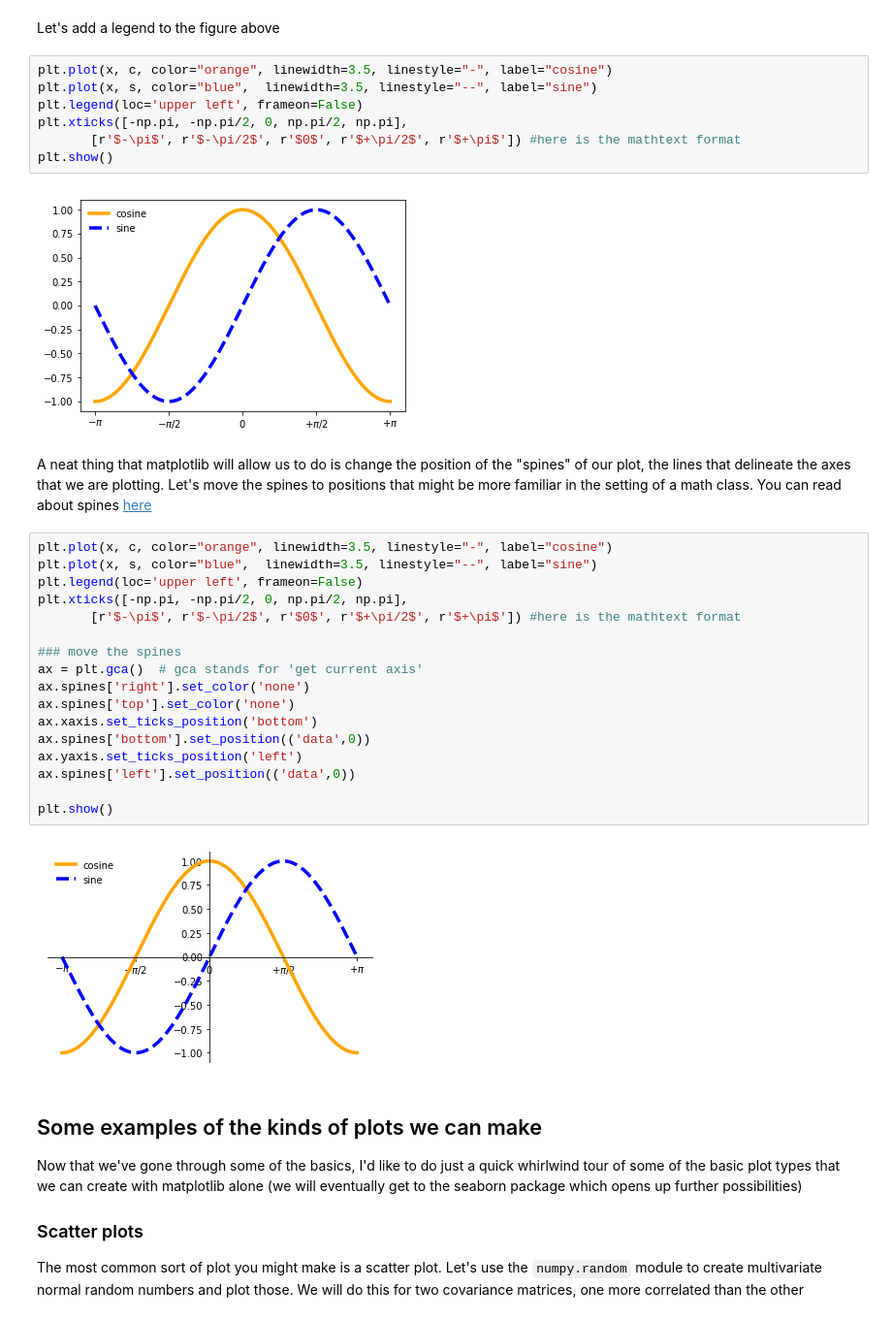
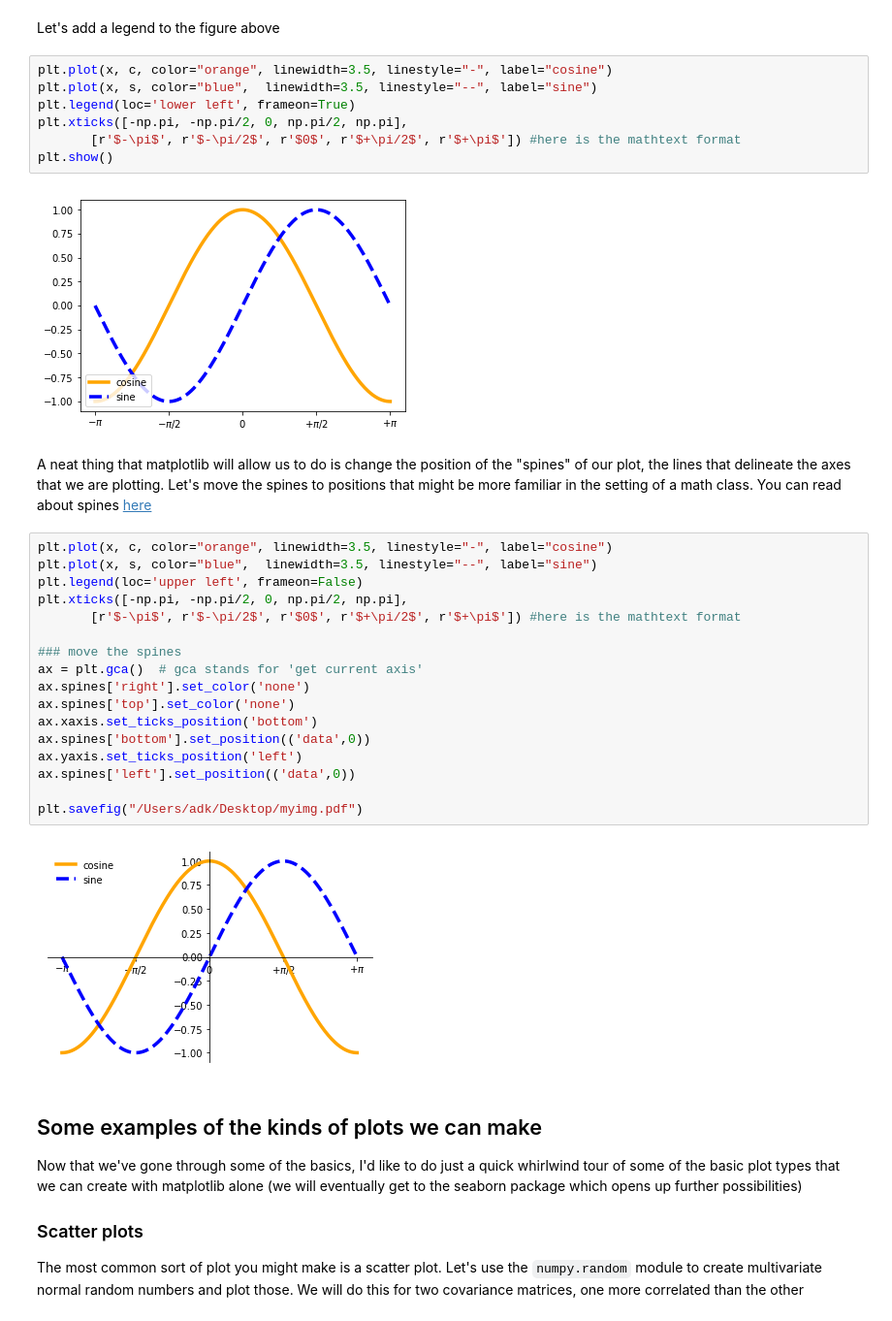
Before and after one commit to andrewkern/biol610, a Jupyter notebook: notebooks/lecture5.ipynb, the cells around one changed output. Shown: that part at 97% size. Cells and saved outputs as stored; diff of their text form.

```diff
--- a/notebooks/lecture5.ipynb
+++ b/notebooks/lecture5.ipynb
@@ -50,12 +50,12 @@ Let's add a legend to the figure above
 # %%
 plt.plot(x, c, color="orange", linewidth=3.5, linestyle="-", label="cosine")
 plt.plot(x, s, color="blue",  linewidth=3.5, linestyle="--", label="sine")
-plt.legend(loc='upper left', frameon=False)
+plt.legend(loc='lower left', frameon=True)
 plt.xticks([-np.pi, -np.pi/2, 0, np.pi/2, np.pi],
        [r'$-\pi$', r'$-\pi/2$', r'$0$', r'$+\pi/2$', r'$+\pi$']) #here is the mathtext format
 plt.show()
 # %% [output]
-[figure, old version]
+[figure, new version]
 # %% [markdown]
 A neat thing that matplotlib will allow us to do is change the position of the "spines" of our plot, the lines that delineate the axes that we are plotting. Let's move the spines to positions that might be more familiar in the setting of a math class. You can read about spines [here](https://matplotlib.org/api/spines_api.html#matplotlib.spines)
 # %%
@@ -74,7 +74,7 @@ ax.spines['bottom'].set_position(('data',0))
 ax.yaxis.set_ticks_position('left')
 ax.spines['left'].set_position(('data',0))
 
-plt.show()
+plt.savefig("/Users/adk/Desktop/myimg.pdf")
 # %% [output]
 [figure]
 # %% [markdown]
```
Also changed, not shown: parts of 17 cells of this notebook, 1 other file.
